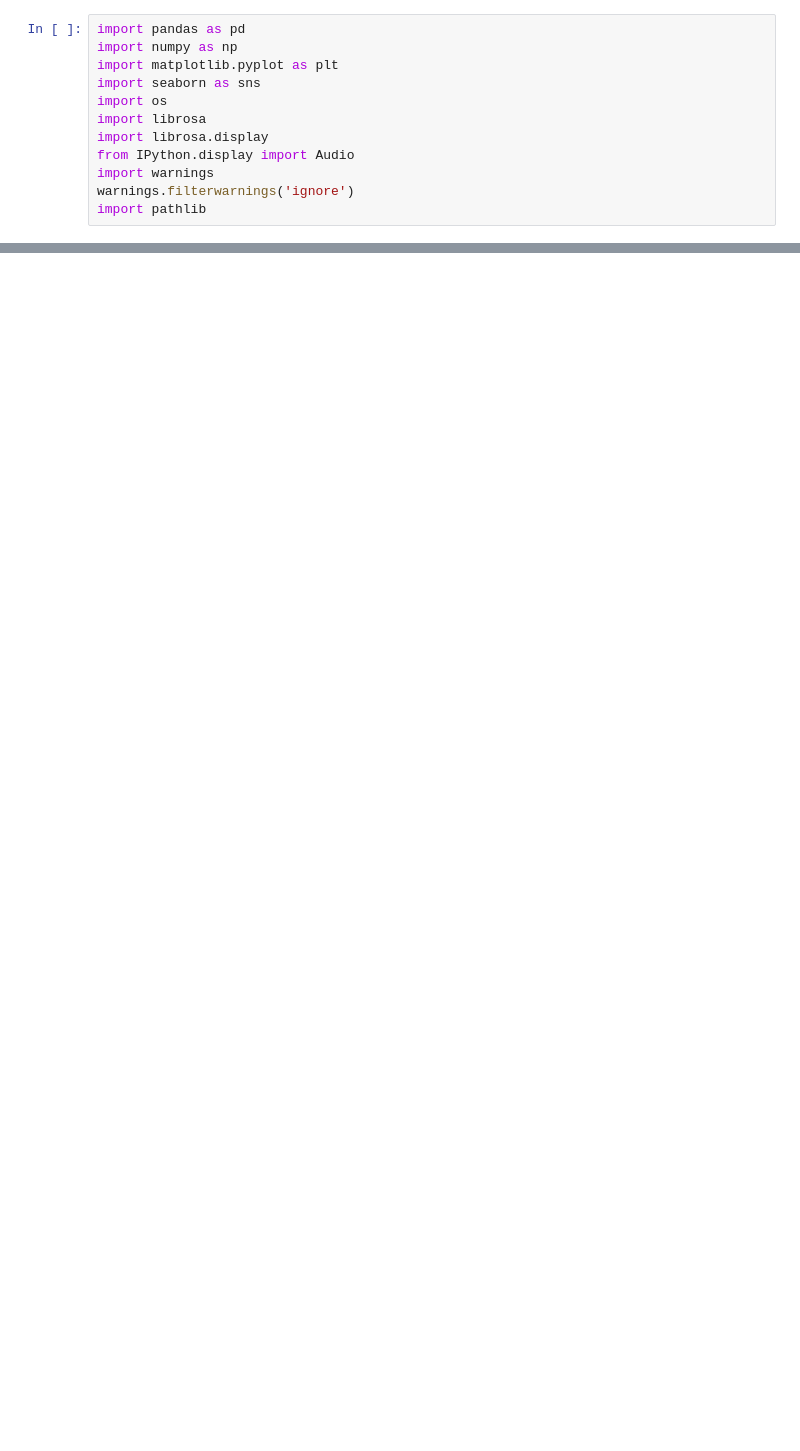
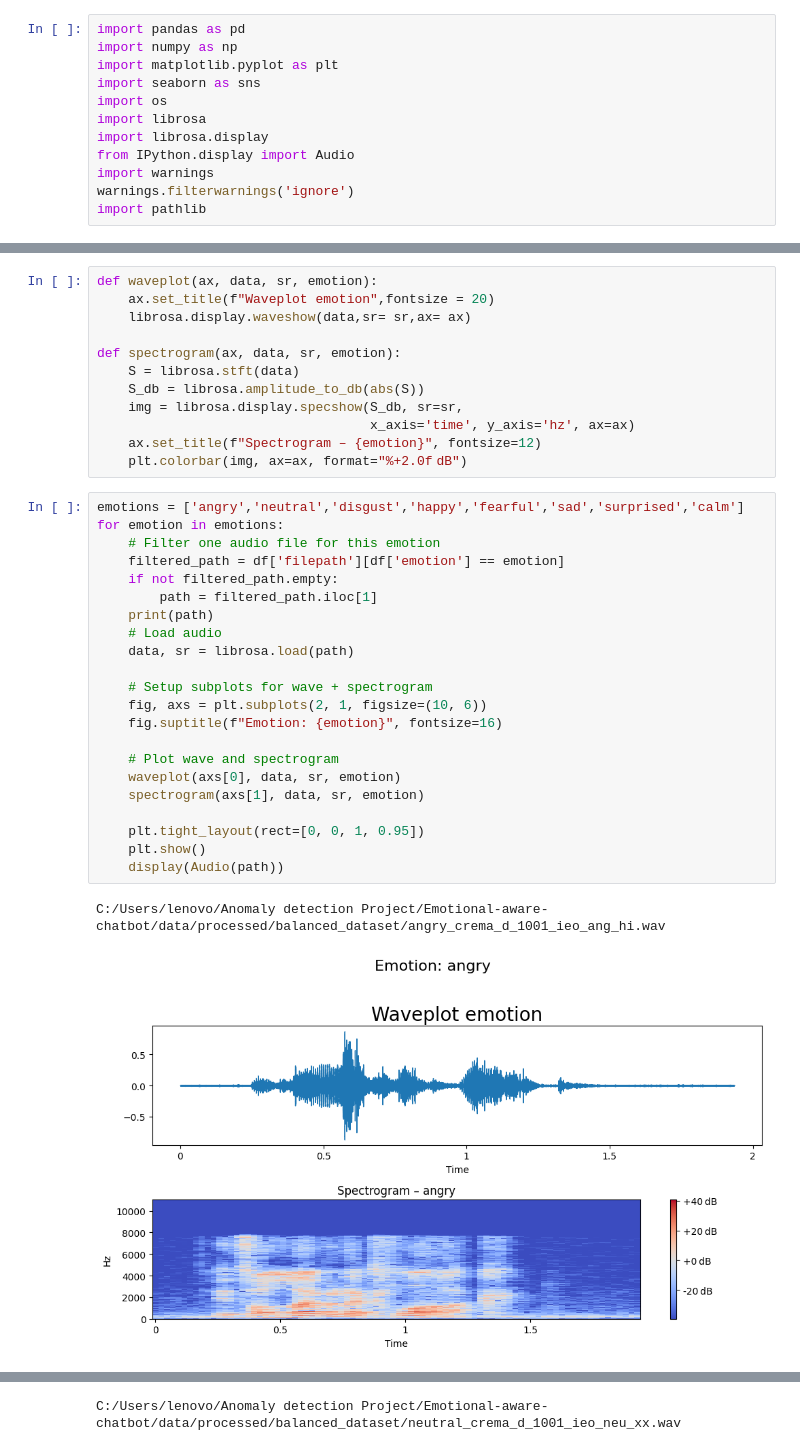
Before and after one commit to mokshu7k/Emotional-aware-chatbot, a Jupyter notebook: notebooks/01_voice_dataset_eda.ipynb, the cells around one changed output, grey strips where cells are left out. Drawn from its saved outputs; the diff is of its cells as text; blank space fills up the shorter version.

```diff
--- a/notebooks/01_voice_dataset_eda.ipynb
+++ b/notebooks/01_voice_dataset_eda.ipynb
@@ -32,0 +54,37 @@ sns.countplot(data['emotion'])
+# %%
+def waveplot(ax, data, sr, emotion):
+    ax.set_title(f"Waveplot emotion",fontsize = 20)
+    librosa.display.waveshow(data,sr= sr,ax= ax)
+
+def spectrogram(ax, data, sr, emotion):
+    S = librosa.stft(data)
+    S_db = librosa.amplitude_to_db(abs(S))
+    img = librosa.display.specshow(S_db, sr=sr,
+                                   x_axis='time', y_axis='hz', ax=ax)
+    ax.set_title(f"Spectrogram – {emotion}", fontsize=12)
+    plt.colorbar(img, ax=ax, format="%+2.0f dB")
+# %%
+emotions = ['angry','neutral','disgust','happy','fearful','sad','surprised','calm']
+for emotion in emotions:
+    # Filter one audio file for this emotion
+    filtered_path = df['filepath'][df['emotion'] == emotion]
+    if not filtered_path.empty:
+        path = filtered_path.iloc[1]
+    print(path)
+    # Load audio
+    data, sr = librosa.load(path)
+
+    # Setup subplots for wave + spectrogram
+    fig, axs = plt.subplots(2, 1, figsize=(10, 6))
+    fig.suptitle(f"Emotion: {emotion}", fontsize=16)
+
+    # Plot wave and spectrogram
+    waveplot(axs[0], data, sr, emotion)
+    spectrogram(axs[1], data, sr, emotion)
+
+    plt.tight_layout(rect=[0, 0, 1, 0.95])
+    plt.show()
+    display(Audio(path))
+# %% [output]
+C:/Users/lenovo/Anomaly detection Project/Emotional-aware-chatbot/data/processed/balanced_dataset/angry_crema_d_1001_ieo_ang_hi.wav
+[figure, added]
@@ -32,0 +92 @@ sns.countplot(data['emotion'])
+C:/Users/lenovo/Anomaly detection Project/Emotional-aware-chatbot/data/processed/balanced_dataset/neutral_crema_d_1001_ieo_neu_xx.wav
```
Also changed, not shown: parts of 6 cells of this notebook, 17 other files.
